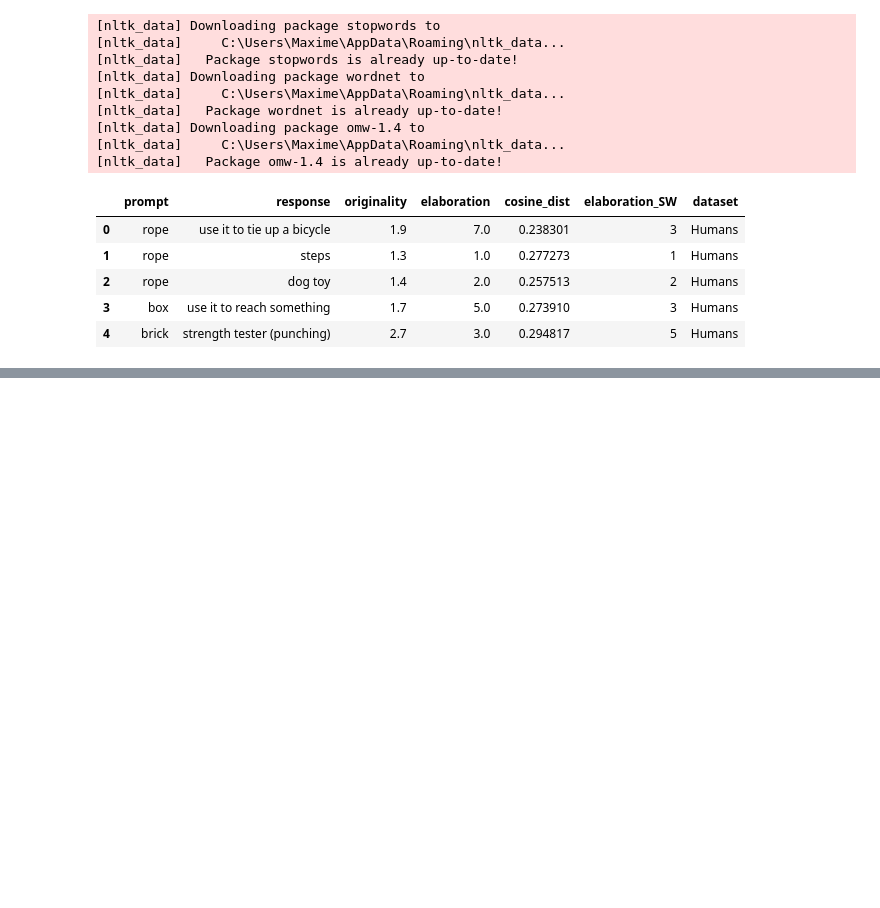
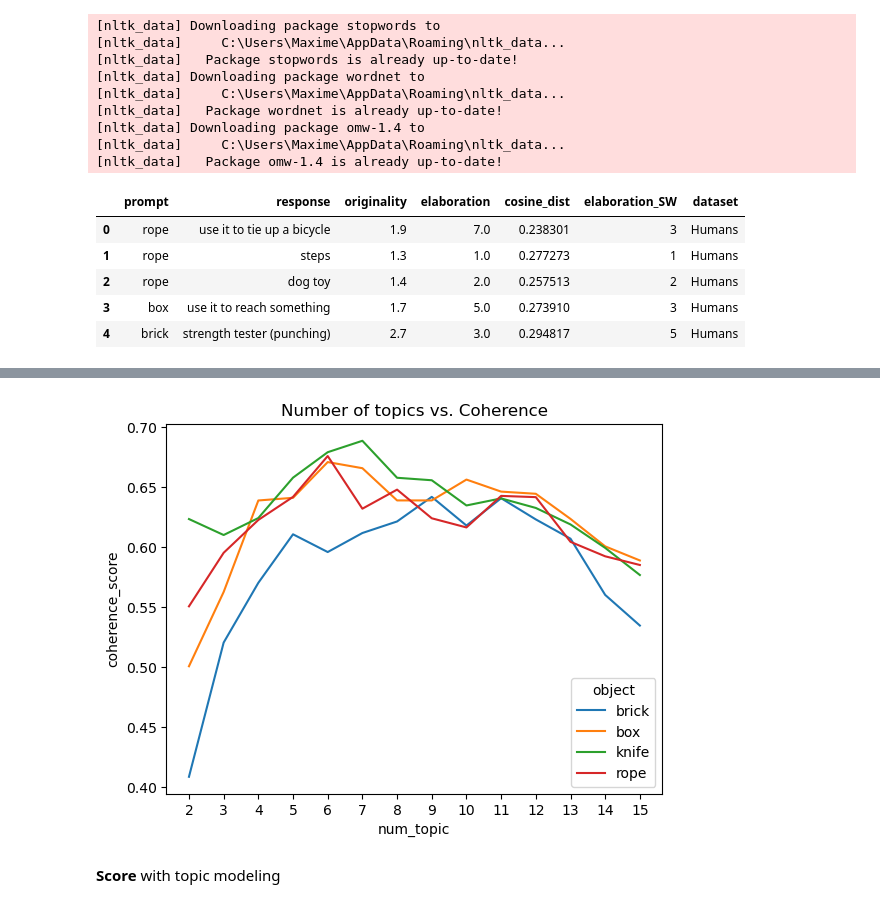
Before and after one commit to Maximelel/LLM_creativity_aut, a Jupyter notebook: benchmark.ipynb, the cells around one changed output, grey strips where cells are left out. Cells and saved outputs as stored; diff of their text form; code cells hidden in the pictures; blank space fills up the shorter version.

```diff
--- a/benchmark.ipynb
+++ b/benchmark.ipynb
@@ -548,0 +575,17 @@ plt.show()
+# %%
+cm_topic = pd.DataFrame(columns = ['object', 'num_topic', 'coherence_score'])
+num_topics = 16
+num_words = 5
+
+for N in range(2, num_topics):
+    lda_model_brick = create_lda_model(humans, 'brick', num_topics=N)
+    lda_model_box = create_lda_model(humans, 'box', num_topics=N)
+    lda_model_knife = create_lda_model(humans, 'knife', num_topics=N)
+    lda_model_rope = create_lda_model(humans, 'rope', num_topics=N)
+
+    lda_model_list = [lda_model_brick, lda_model_box, lda_model_knife, lda_model_rope]
+
+    humans_topic,  df_kw_per_topic, perplexity, coherence_score, coherence_score_per_topic = assign_topic_all(humans, lda_model_list, print_keywords = False, num_topics = N, num_words = num_words)
+    for j, object in enumerate(objects):
+        cm_topic.loc[len(cm_topic)] = [object, N, coherence_score[j]]
+cm_topic.head()
@@ -549 +616,12 @@ plt.show()
+# %%
+# plot
+sns.lineplot(data = cm_topic, x = 'num_topic', y = 'coherence_score', hue = 'object')
+# only integers on x axis
+plt.xticks(np.arange(2, num_topics, 1))
+plt.title("Number of topics vs. Coherence")
+plt.show()
+# %% [output]
+[figure, added]
+# %% [markdown]
+**Score** with topic modeling
 # %%
```
Also changed, not shown: parts of 31 cells of this notebook, 1 other file.
